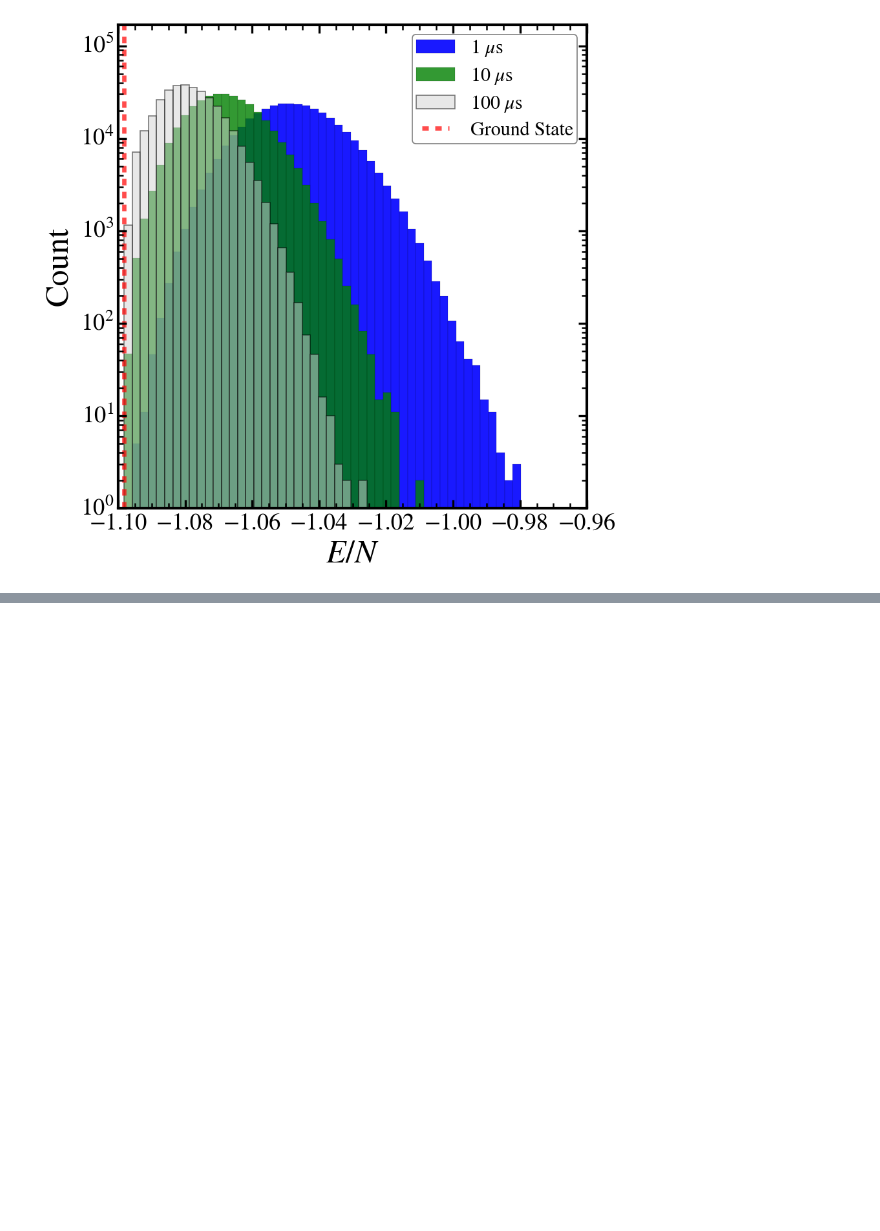
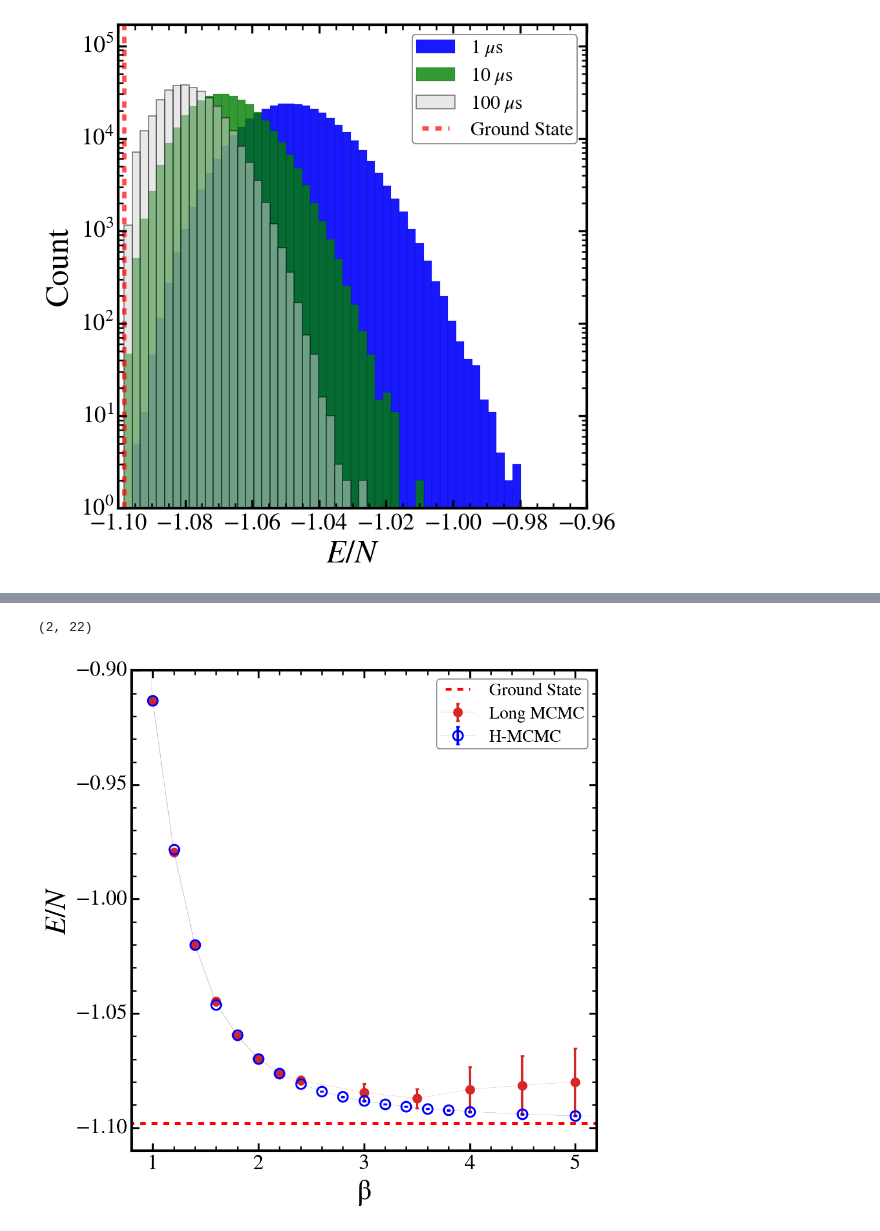
Before and after one commit to gscriva/n-mcmc, a Jupyter notebook: accelerating_monte_carlo.ipynb, the cells around one changed output, grey strips where cells are left out. Cells and saved outputs as stored; diff of their text form; code cells hidden in the pictures; blank space fills up the shorter version.

```diff
--- a/accelerating_monte_carlo.ipynb
+++ b/accelerating_monte_carlo.ipynb
@@ -939,0 +983,6 @@ labels_3nn = [r"1 $\mu$s",r"10 $\mu$s", r"100 $\mu$s", r"1-10-100 $\mu$s",
+# %%
+betas_single_3nn = np.linspace(1, 2.4, num=15)
+betas_single_3nn = np.append(betas_single_3nn, np.linspace(2.75, 5, num=10))
+betas_single_3nn = np.append([0.5, 0.75], betas_single_3nn)
+
+single_engs_long_3nn = np.load("data/MCMC_single/energies-MCMC-4843nn.npy")
@@ -1003,0 +1135,47 @@ min: -1.0981585421367768  (1 occurance(s))
+# %%
+skip_hybrid_3nn = 50000
+skip_single_3nn = 50000
+
+hybrid_block_size_3nn = 2000
+single_block_size_3nn = 2000
+# %%
+yerr_3nn = block_single_std(single_engs_long_3nn, len_block=single_block_size_3nn, skip=skip_single_3nn)
+yerr_3nn = [
+           np.abs(np.min(single_engs_long_3nn[..., skip_single_3nn:].mean(axis=2) - yerr_3nn - single_engs_long_3nn[..., skip_single_3nn:].mean(axis=2).mean(0), axis=0)),
+           np.abs(np.max(single_engs_long_3nn[..., skip_single_3nn:].mean(axis=2).mean(0) - (single_engs_long_3nn[..., skip_single_3nn:].mean(axis=2) + yerr_3nn), axis=0))
+           ]
+yerr_3nn = np.asarray(yerr_3nn)
+yerr_3nn.shape
+# %% [output]
+(2, 22)
+# %%
+plt.errorbar(betas_single_3nn[::2],
+            [single_engs_long_3nn[..., 0, skip_single_3nn:].mean(axis=1).mean(axis=0)]
+            + single_engs_long_3nn[..., 1:16, skip_single_3nn:][:, ::2, :].mean(axis=2).mean(axis=0).tolist()
+            + single_engs_long_3nn[..., 17:, skip_single_3nn:].mean(axis=2).mean(axis=0).tolist(),
+            yerr=np.concatenate((yerr_3nn[:, 0][..., None], yerr_3nn[:, 1:16][:, ::2], yerr_3nn[:, 17:]), axis=1),
+            elinewidth=2.5, linewidth=.1, marker='o', color='tab:red', mec='tab:red', fillstyle='full',
+            markersize=8, markeredgewidth=2, capsize=2, label=r"Long MCMC")
+plt.errorbar(betas_hybrid_3nn[::2], np.append(np.asarray(eng_seq_hybrid_3nn)[...,skip_hybrid_3nn:].mean(1)[:-7][::2],
+            np.asarray(eng_seq_hybrid_3nn)[...,skip_hybrid_3nn:].mean(1)[-7:]),
+            yerr=block_std(eng_seq_hybrid_3nn[:-7][::2], hybrid_block_size_3nn, skip=skip_hybrid_3nn)
+            + block_std(eng_seq_hybrid_3nn[-7:], hybrid_block_size_3nn, skip=skip_hybrid_3nn),
+            elinewidth=2.5, linewidth=.1, marker='o', markersize=10, markeredgewidth=2, capsize=2,
+            fillstyle='none', label=r"H-MCMC")
+
+plt.hlines(ground_state_3nn, xmin=0., xmax=13, colors='red', linestyles='dashed', label="Ground State",
+           linewidth=3)
+#plt.hlines(ground_state_3nn, xmin=0, xmax=1/0.4, colors='red', linestyles='dashed', label="Ground State", linewidth=3)
+
+plt.xlim(0.8, 5.2)
+plt.ylim(-1.11, -0.9)
+
+plt.ylabel(r"$E/N$")
+plt.xlabel(r"$\mathrm{\beta}$")
+
+plt.legend()
+
+plt.savefig("images/energy-beta_longmcmc-3nn.png")
+plt.savefig("images/energy-beta_longmcmc-3nn.eps")
+# %% [output]
+[figure, added]
```
Also changed, not shown: parts of 29 cells of this notebook.
